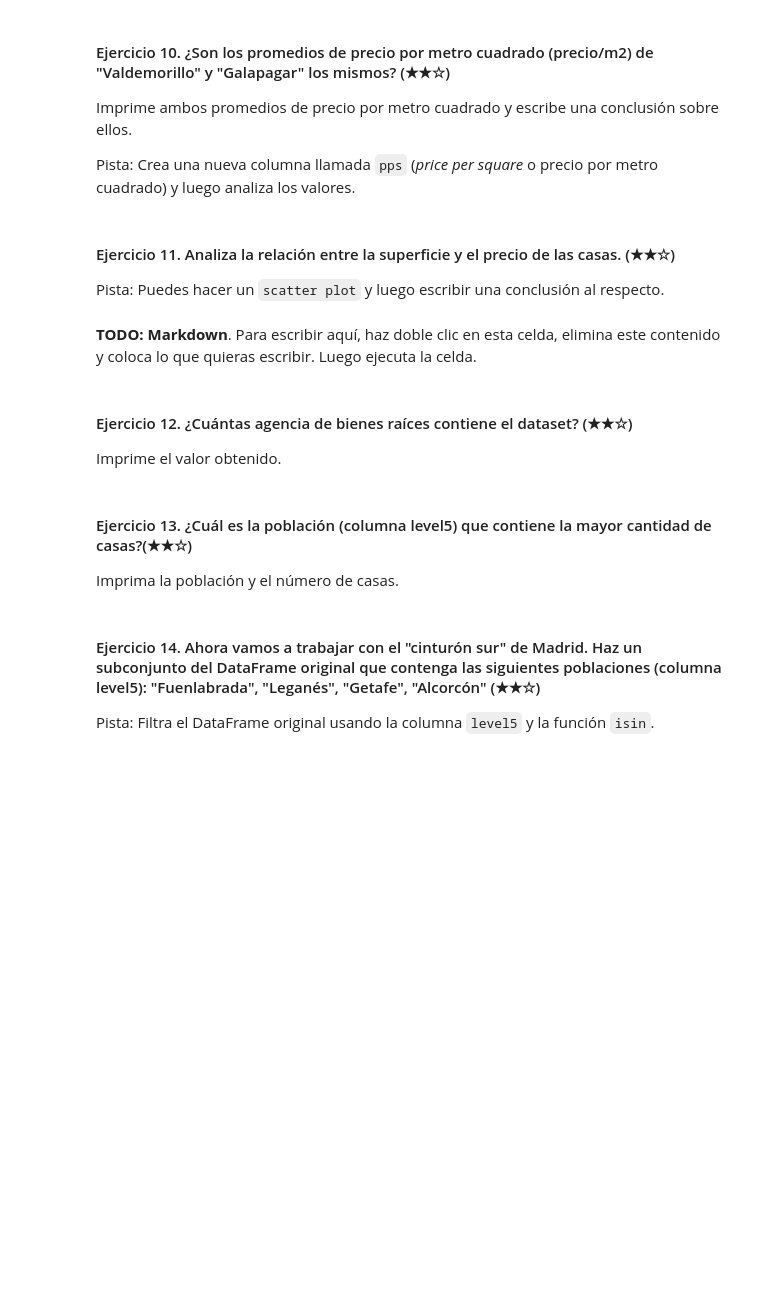
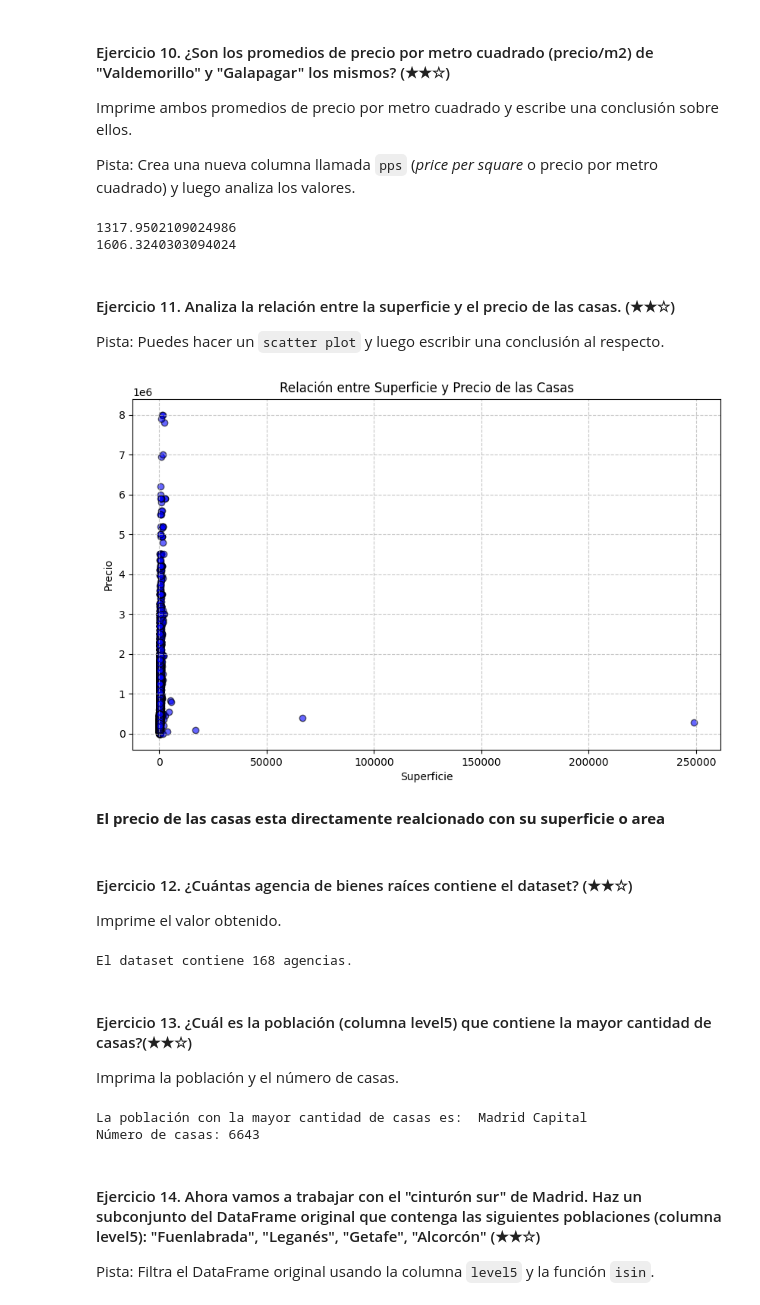
Before and after one commit to 4GeeksAcademy/realestate-datacleanup-exercise, a Jupyter notebook: project.es.ipynb, the cells around one changed output. Cells and saved outputs as stored; diff of their text form; code cells hidden in the pictures; blank space fills up the shorter version.

```diff
--- a/project.es.ipynb
+++ b/project.es.ipynb
@@ -105,27 +211,62 @@ Imprime ambos promedios de precio por metro cuadrado y escribe una conclusión s
 
 Pista: Crea una nueva columna llamada `pps` (*price per square* o precio por metro cuadrado) y luego analiza los valores.
 # %%
-# TODO
+ds['pps'] = ds['price'] / ds['surface']
+
+promedioValdemorillo = ds[ds['level5'] == "Valdemorillo"]['pps'].mean()
+promedioGalapar = ds[ds['level5'] == "Galapagar"]['pps'].mean()
+
+print(promedioValdemorillo)
+print(promedioGalapar)
+# %% [output]
+1317.9502109024986
+1606.3240303094024
 # %% [markdown]
 #### Ejercicio 11. Analiza la relación entre la superficie y el precio de las casas. (★★☆)
 
 Pista: Puedes hacer un `scatter plot` y luego escribir una conclusión al respecto.
 # %%
-# TODO: Código
+plt.figure(figsize=(10, 6))
+plt.scatter(ds['surface'], ds['price'], alpha=0.6, color='blue', edgecolor='black')
+
+plt.title("Relación entre Superficie y Precio de las Casas")
+plt.xlabel("Superficie")
+plt.ylabel("Precio")
+
+plt.grid(True, linestyle='--', alpha=0.7)
+
+plt.show()
+# %% [output]
+[figure, added]
 # %% [markdown]
-**TODO: Markdown**. Para escribir aquí, haz doble clic en esta celda, elimina este contenido y coloca lo que quieras escribir. Luego ejecuta la celda.
+**El precio de las casas esta directamente realcionado con su superficie o area**
 # %% [markdown]
 #### Ejercicio 12. ¿Cuántas agencia de bienes raíces contiene el dataset? (★★☆)
 
 Imprime el valor obtenido.
 # %%
-# TODO
+agencias = ds['id_realEstates'].unique()
+
+cantidadAgencias = len(agencias)
+
+print(f"El dataset contiene {cantidadPoblaciones} agencias.")
+# %% [output]
+El dataset contiene 168 agencias.
 # %% [markdown]
 #### Ejercicio 13. ¿Cuál es la población (columna level5) que contiene la mayor cantidad de casas?(★★☆)
 
 Imprima la población y el número de casas.
 # %%
-# TODO
+totalCasas = ds['level5'].value_counts()
+
+masCasas = totalCasas.idxmax()
+cantidadCasas = totalCasas.max()
+
+print(f"La población con la mayor cantidad de casas es: {masCasas}")
+print(f"Número de casas: {cantidadCasas}")
+# %% [output]
+La población con la mayor cantidad de casas es:  Madrid Capital
+Número de casas: 6643
 # %% [markdown]
 #### Ejercicio 14. Ahora vamos a trabajar con el "cinturón sur" de Madrid. Haz un subconjunto del DataFrame original que contenga las siguientes poblaciones (columna level5): "Fuenlabrada", "Leganés", "Getafe", "Alcorcón" (★★☆)
 
```
Also changed, not shown: parts of 24 cells of this notebook.
